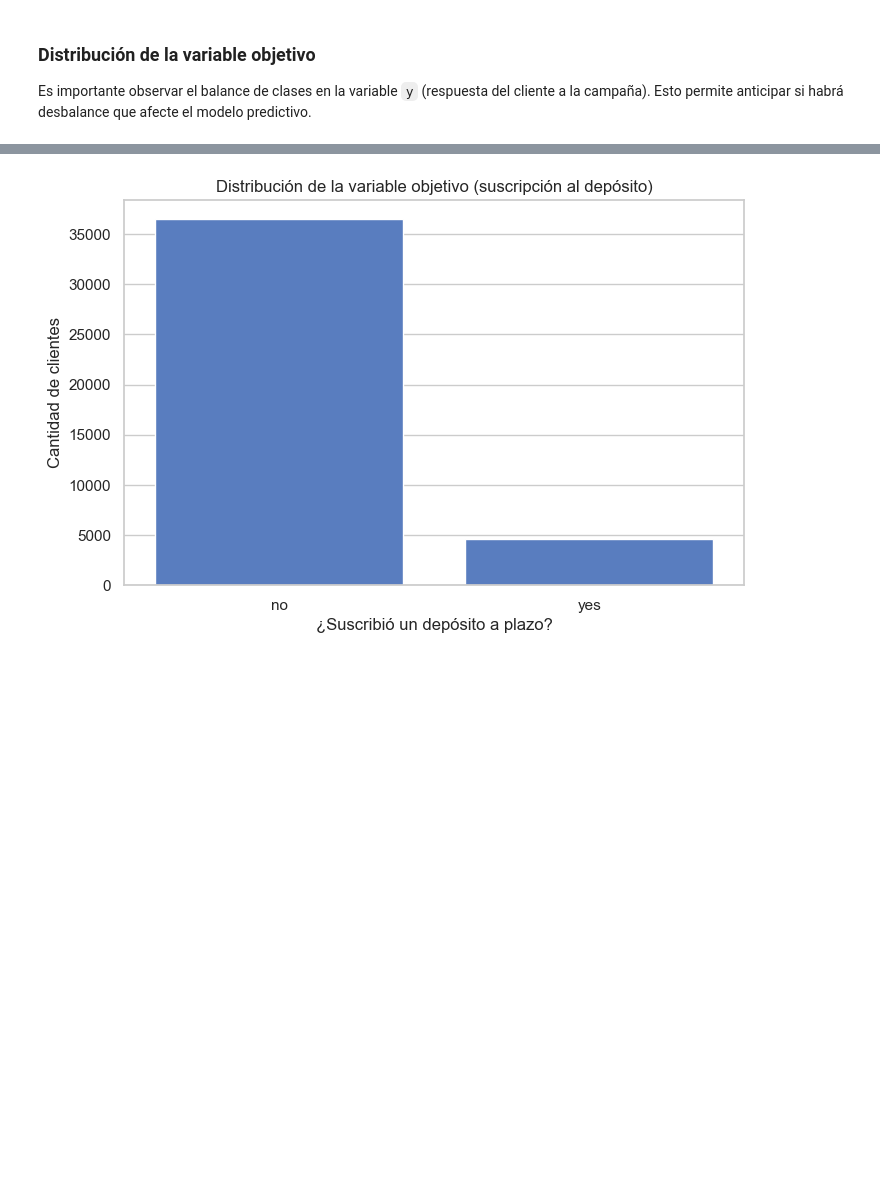
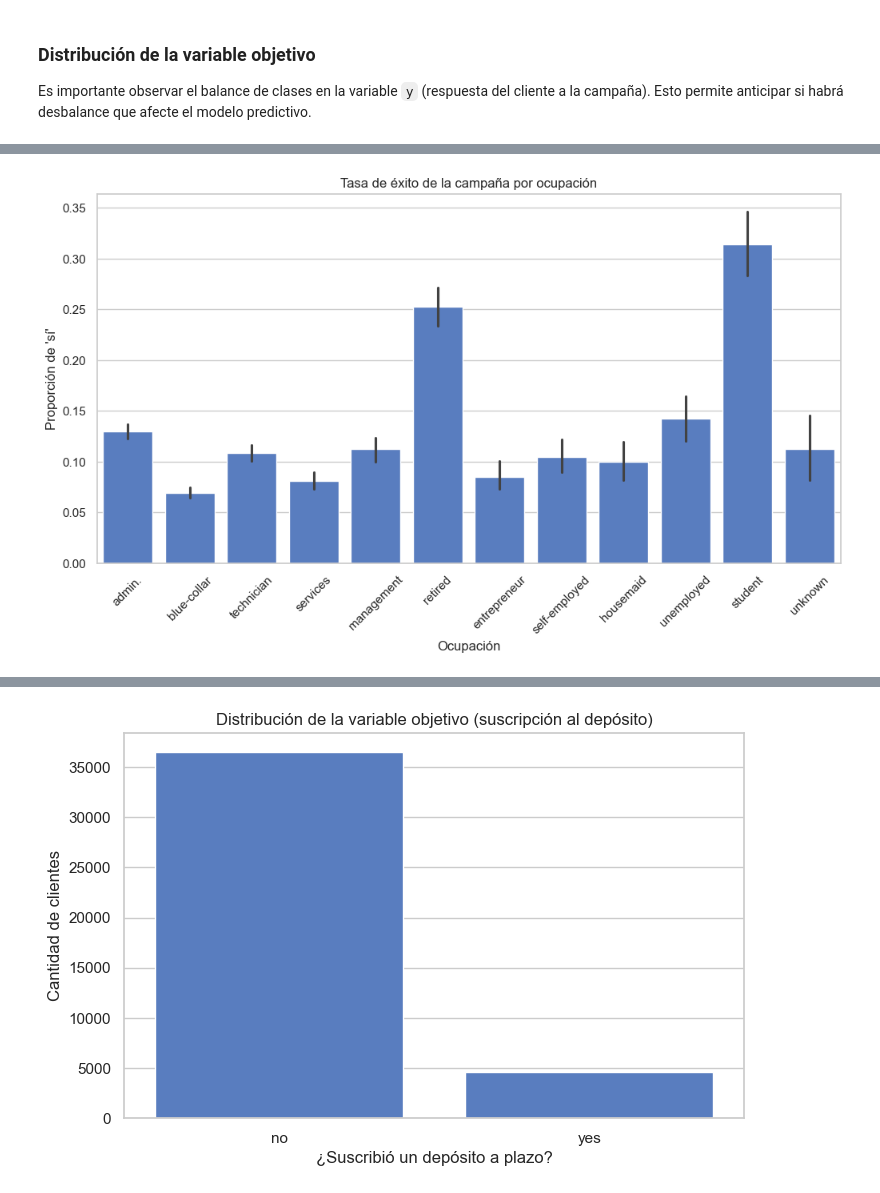
Before and after one commit to felipe11005/13MBID-David-Martinez-Actividad1, a Jupyter notebook: notebooks/CD01_Visualizacion.ipynb, the cells around one changed output, grey strips where cells are left out. Cells and saved outputs as stored; diff of their text form; code cells hidden in the pictures; blank space fills up the shorter version.

```diff
--- a/notebooks/CD01_Visualizacion.ipynb
+++ b/notebooks/CD01_Visualizacion.ipynb
@@ -92,0 +102,19 @@ Esto permite anticipar si habrá desbalance que afecte el modelo predictivo.
+# %%
+df['y_numeric'] = df['y'].map({'yes': 1, 'no': 0})
+
+plt.figure(figsize=(12,6))
+sns.barplot(
+    data=df,
+    x='job',
+    y='y_numeric',
+    estimator='mean',
+    order=df['job'].value_counts().index
+)
+df.drop("y_numeric", axis=1, inplace = True)
+plt.xticks(rotation=45)
+plt.title("Tasa de éxito de la campaña por ocupación")
+plt.ylabel("Proporción de 'sí'")
+plt.xlabel("Ocupación")
+plt.show()
+# %% [output]
+[figure, added]
```
Also changed, not shown: parts of 2 cells of this notebook, 4 other files.
